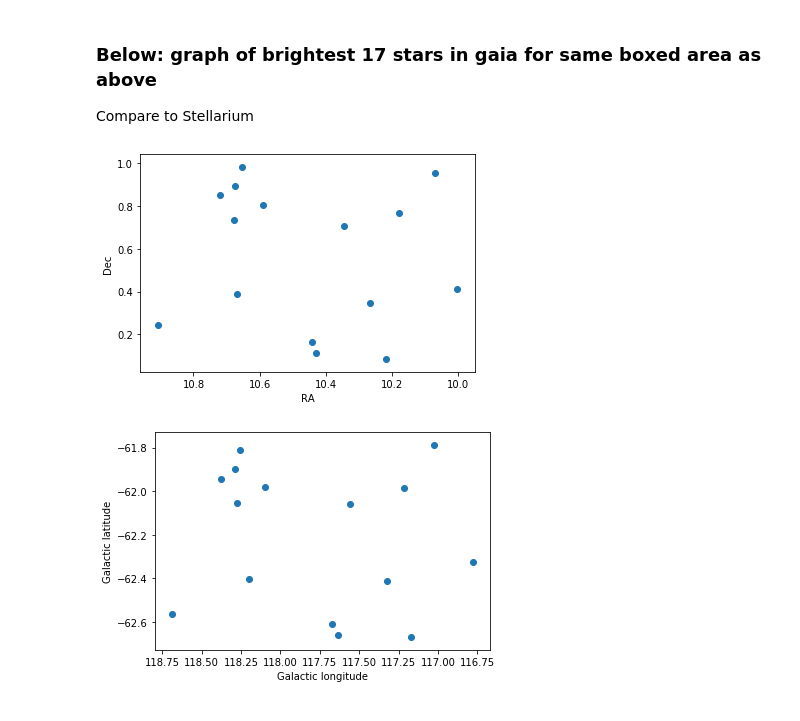
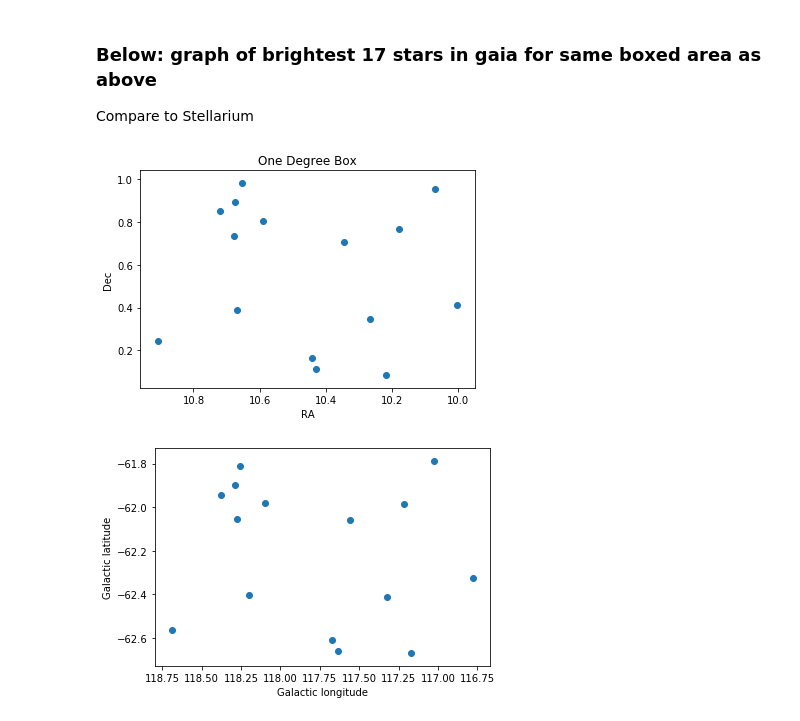
Before and after one commit to lauramv1832/Gaia, a Jupyter notebook: OneDegreeBox2.ipynb, the cells around one changed output. Drawn from its saved outputs; the diff is of its cells as text; code cells hidden in the pictures.

```diff
--- a/OneDegreeBox2.ipynb
+++ b/OneDegreeBox2.ipynb
@@ -143,12 +152,13 @@ sort_by_mag_result = sort_by_mag.head(15)
 # %%
 #from Earth's point of view
 plt.scatter(sort_by_mag_result['ra'], sort_by_mag_result['dec'])
 plt.gca().invert_xaxis()
 plt.xlabel("RA")
 plt.ylabel("Dec")
+plt.title("One Degree Box")
 plt.show()
 # %% [output]
-[figure, old version]
+[figure, new version]
 # %%
 #from outside the galaxy point of view
 plt.scatter(sort_by_mag_result['l'], sort_by_mag_result['b'])
```
Also changed, not shown: parts of 1 cell of this notebook, 4 other files.
